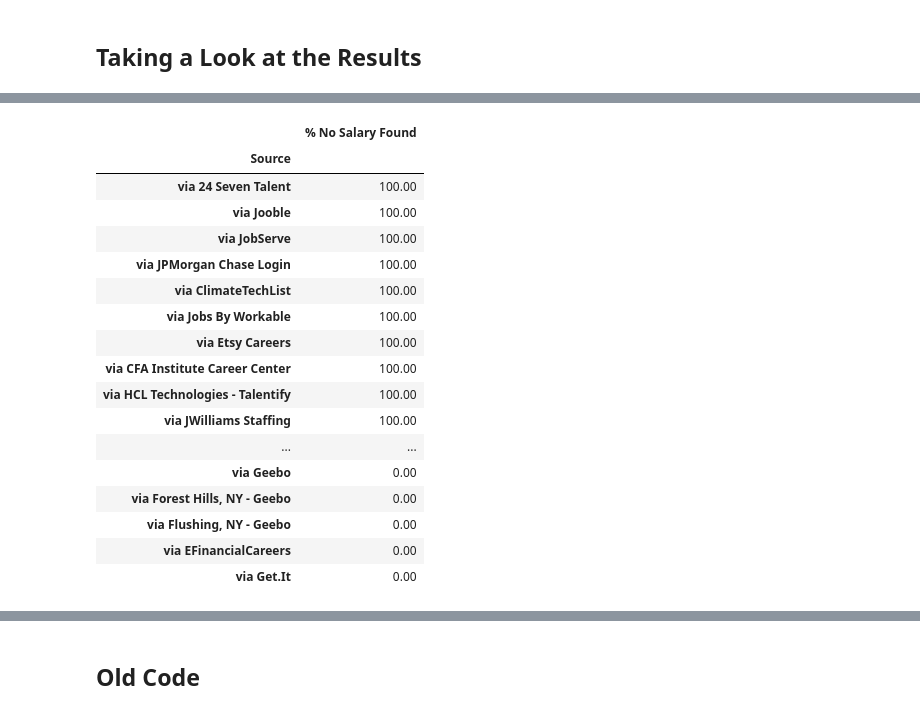
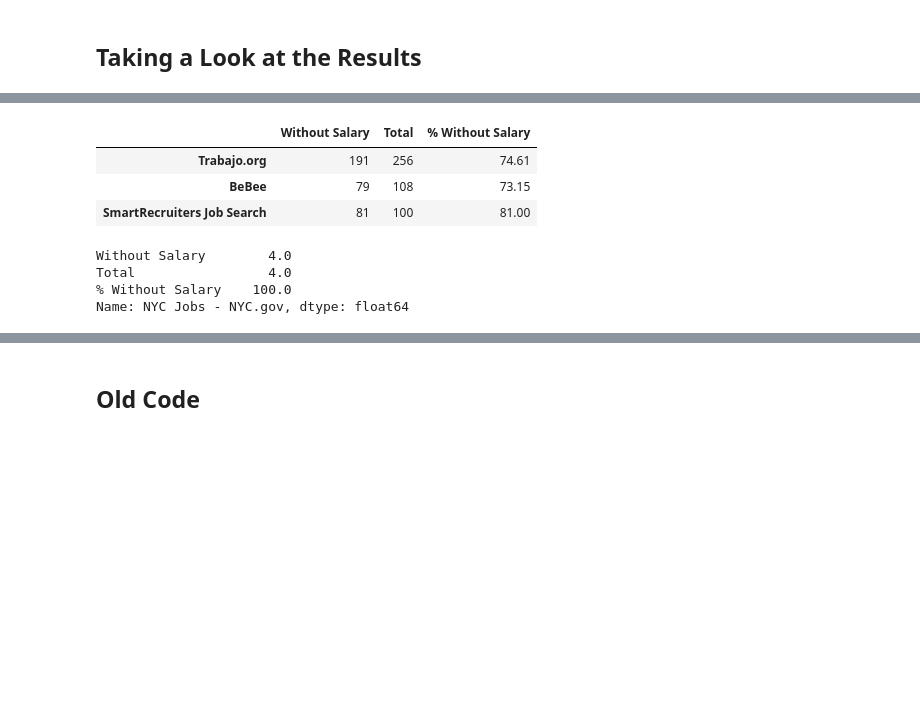
Before and after one commit to NewYorkCityCouncil/Pay_Transparency, a Jupyter notebook: code/google-jobs-scraping.ipynb, the cells around one changed output, grey strips where cells are left out. Saved outputs shown, nothing was run; the diff lists cells and outputs as text; code cells hidden in the pictures; blank space fills up the shorter version.

```diff
--- a/code/google-jobs-scraping.ipynb
+++ b/code/google-jobs-scraping.ipynb
@@ -203,4 +244,9 @@ def add_columns(google_jobs_descr_df, google_jobs_scr_df):
 
     google_jobs_df = google_jobs_descr_df.drop(columns=['Key'])
 
+    google_jobs_df = clean_sources(google_jobs_df) # cleaning up the entries in 'Source' and 'All Sources Listed'
+
+    col = google_jobs_df.pop('All Sources Listed') # moving All Sources Listed next to Source column
+    google_jobs_df.insert(5, col.name, col)
+
     return google_jobs_df # updated df with new columns added
@@ -604,0 +725,4 @@ google_jobs_with_salaries[google_jobs_with_salaries['Salary Ratio'] > 1.5]
+# %%
+# creating Notes column
+
+google_jobs_df_cleaned_test['Notes'] = ''
@@ -604,0 +788,20 @@ google_jobs_with_salaries[google_jobs_with_salaries['Salary Ratio'] > 1.5]
+# %%
+update_salary(google_jobs_df_cleaned_test, 2524.84, 2796.32, 19, 'Removed non-salary monetary value(s)')
+update_salary(google_jobs_df_cleaned_test, 3200, None, 50, 'Removed non-salary monetary value(s)')
+update_salary(google_jobs_df_cleaned_test, 75, 150, 107, 'Multiple ranges, selected one')
+update_salary(google_jobs_df_cleaned_test, 2513.49, 2783.75, 143, 'Multiple ranges, selected one')
+update_salary(google_jobs_df_cleaned_test, 175000, 240000, 150, 'Removed bonus')
+update_salary(google_jobs_df_cleaned_test, 108100, 224600, 167, 'Ranges listed for multiple cities, chose NYC range')
+update_salary(google_jobs_df_cleaned_test, 2563.57, 2839.23, 195, 'Multiple ranges, selected one')
+update_salary(google_jobs_df_cleaned_test, 70, None, 316, 'Multiple ranges, selected one')
+update_salary(google_jobs_df_cleaned_test, 96000, 128000, 337, 'Ranges listed for multiple cities, chose NYC range')
+update_salary(google_jobs_df_cleaned_test, 28.40, 42.60, 338, 'Removed non-salary monetary value(s)')
+update_salary(google_jobs_df_cleaned_test, 141200, 188300, 360, 'Multiple ranges, selected one')
+update_salary(google_jobs_df_cleaned_test, 50000, 70000, 369, 'Removed bonus')
+update_salary(google_jobs_df_cleaned_test, 61200, 102000, 476, 'Multiple ranges, selected one')
+update_salary(google_jobs_df_cleaned_test, 51000, 55000, 519, 'Removed bonus')
+update_salary(google_jobs_df_cleaned_test, 160000, 180000, 521, 'Multiple ranges, selected one')
+update_salary(google_jobs_df_cleaned_test, 21.75, 26.30, 577, 'Removed non-salary monetary value(s)')
+update_salary(google_jobs_df_cleaned_test, 3354.44, 3715.13, 611, 'Removed non-salary monetary value(s)')
+
+google_jobs_df_cleaned_test[611:611+1]
@@ -630,27 +908,25 @@ Name: Source, Length: 94, dtype: int64
 # %%
-# % of entries from these sources without salaries
+# sources with 40 or more job postings where 70% or more did not have any salary found after cleaning
+# trying to identify the most impactful 'worst offenders'
 
-# pd.DataFrame(round(100*(google_jobs_df_cleaned[(google_jobs_df_cleaned['Salary Range'] == '*no salary found*')].value_counts('Source'))
-#             / google_jobs_df_cleaned.value_counts('Source'),2)).rename(columns={0:'% No Salary Found'}).replace(np.nan, 0.00).head(60).sort_values('% No Salary Found', ascending=False)
+salary_not_found_df = pd.DataFrame((google_jobs_df_cleaned_test[google_jobs_df_cleaned_test['Salary Ratio'] == '*no salary found*']['Source'].value_counts())).rename(columns={'Source':'Without Salary'})
+salary_not_found_df['Total'] = google_jobs_df_cleaned_test['Source'].value_counts()
+salary_not_found_df['% Without Salary'] = round((100*(salary_not_found_df['Without Salary'] / salary_not_found_df['Total'])),2)
+salary_not_found_df.rename(index={'':'Source Unknown'},inplace=True)
 
-pd.DataFrame(round(100*(google_jobs_df_cleaned_test[(google_jobs_df_cleaned_test['Salary Range'] == '*no salary found*')].value_counts('Source'))
-            / google_jobs_df_cleaned_test.value_counts('Source'),2)).rename(columns={0:'% No Salary Found'}).replace(np.nan, 0.00).head(60).sort_values('% No Salary Found', ascending=False)
+#salary_not_found_df.sort_values('Total', ascending=False).head(20)
+salary_not_found_df[(salary_not_found_df['% Without Salary'] > 70) & (salary_not_found_df['Total'] > 40)].sort_values('Total', ascending=False).head(20)
 # %% [output]
-|  | % No Salary Found |
-| Source |  |
-| via 24 Seven Talent | 100.00 |
-| via Jooble | 100.00 |
-| via JobServe | 100.00 |
-| via JPMorgan Chase Login | 100.00 |
-| via ClimateTechList | 100.00 |
-| via Jobs By Workable | 100.00 |
-| via Etsy Careers | 100.00 |
-| via CFA Institute Career Center | 100.00 |
-| via HCL Technologies - Talentify | 100.00 |
-| via JWilliams Staffing | 100.00 |
-| ... | ... |
-| via Geebo | 0.00 |
-| via Forest Hills, NY - Geebo | 0.00 |
-| via Flushing, NY - Geebo | 0.00 |
-| via EFinancialCareers | 0.00 |
-| via Get.It | 0.00 |
+|  | Without Salary | Total | % Without Salary |
+| Trabajo.org | 191 | 256 | 74.61 |
+| BeBee | 79 | 108 | 73.15 |
+| SmartRecruiters Job Search | 81 | 100 | 81.00 |
+# %%
+# flag: 100% of jobs pulled from NYC.gov do not contain salaries
+
+salary_not_found_df.loc['NYC Jobs - NYC.gov']
+# %% [output]
+Without Salary        4.0
+Total                 4.0
+% Without Salary    100.0
+Name: NYC Jobs - NYC.gov, dtype: float64
```
Also changed, not shown: parts of 53 cells of this notebook, 1 other file.
